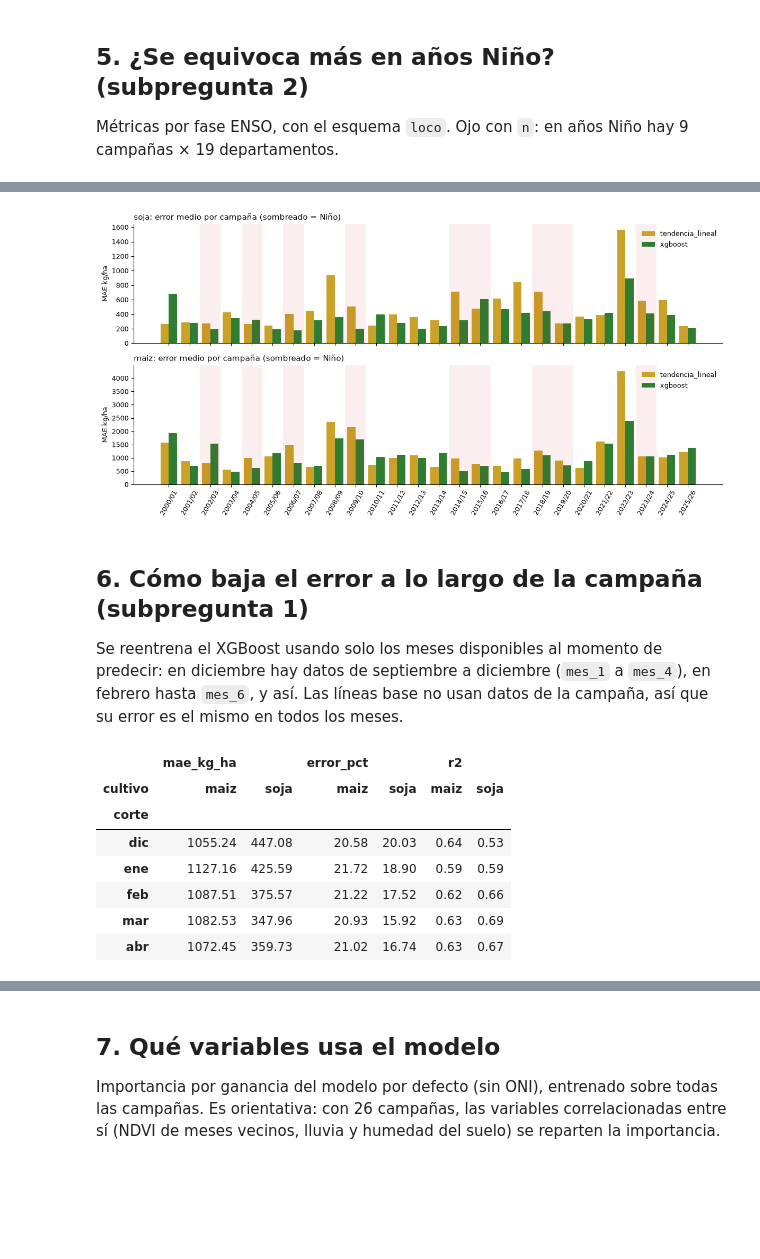
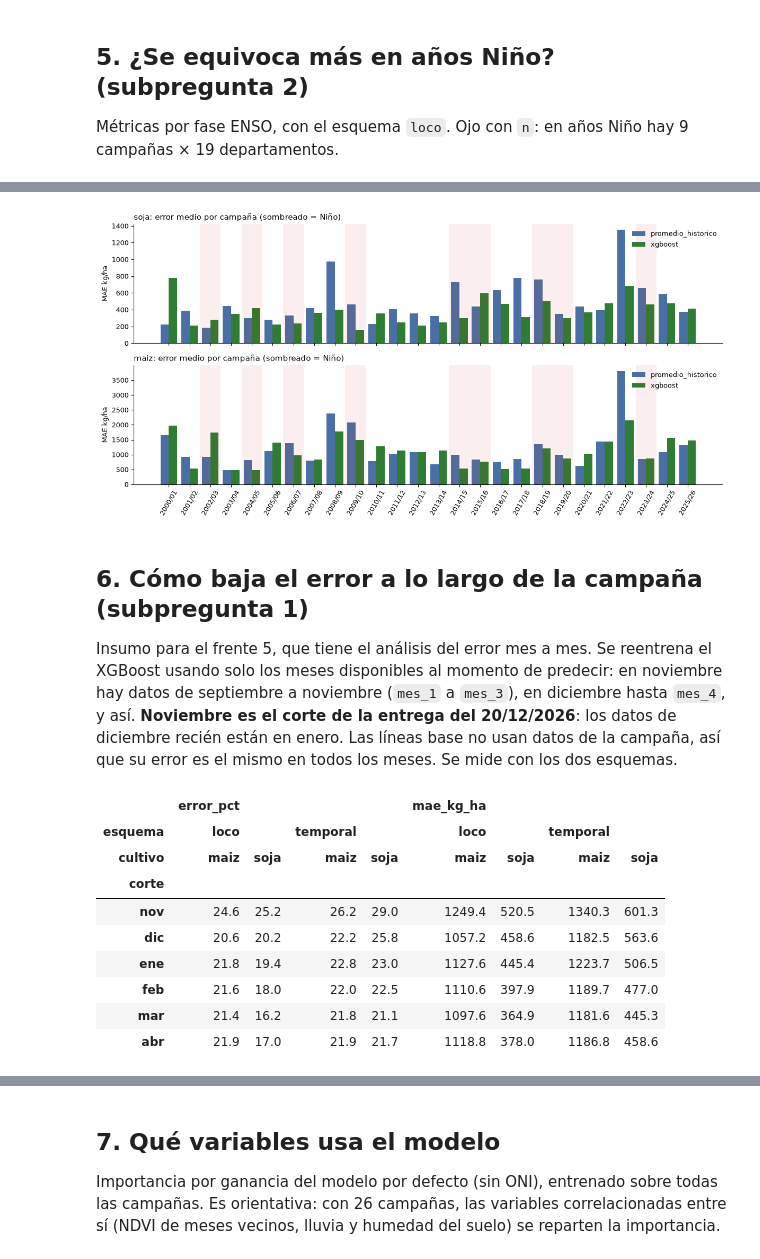
Before and after one commit to imas-Tech-Club/AnalisisAgroClimatico, a Jupyter notebook: notebooks/frente4_validacion_lineas_base_xgboost.ipynb, the cells around one changed output, grey strips where cells are left out. Cells and saved outputs as stored; diff of their text form; code cells hidden in the pictures; blank space fills up the shorter version.

```diff
--- a/notebooks/frente4_validacion_lineas_base_xgboost.ipynb
+++ b/notebooks/frente4_validacion_lineas_base_xgboost.ipynb
@@ -141,6 +146,6 @@ tabla
 # %%
 fig, ax = plt.subplots(1, 2, figsize=(11, 3.6), sharey=False)
-orden = ["promedio_historico", "tendencia_lineal", "xgboost", "xgboost_sobre_promedio", "xgboost_con_oni"]
+orden = ["promedio_historico", "tendencia_lineal", "xgboost", "xgboost_sobre_tendencia", "xgboost_con_oni"]
 for a, cult in zip(ax, ["soja", "maiz"]):
     t = tabla.xs(cult, level="cultivo")["mae_kg_ha"].unstack("esquema").reindex(orden)
     t.plot.bar(ax=a, rot=15, color=["#4a6fa5", "#c9a227"])
@@ -172,44 +177,47 @@ por_fase[["mae_kg_ha", "error_pct", "r2", "sesgo_kg_ha", "n", "mejora_vs_base_pc
 # %%
 # Error por campaña: dónde falla cada modelo
 camp = (pred["loco"].assign(abs_err=lambda x: x.error.abs())
         .groupby(["cultivo", "campania", "fase_enso", "modelo"])["abs_err"].mean().unstack("modelo"))
 fig, ax = plt.subplots(2, 1, figsize=(12, 6), sharex=True)
 for a, cult in zip(ax, ["soja", "maiz"]):
     c = camp.xs(cult, level="cultivo").reset_index()
     x = np.arange(len(c))
-    for i, (m, col) in enumerate([("tendencia_lineal", "#c9a227"), ("xgboost", "#2e7d32")]):
+    for i, (m, col) in enumerate([("promedio_historico", "#4a6fa5"), ("xgboost", "#2e7d32")]):
         a.bar(x + (i - .5) * .4, c[m], width=.4, color=col, label=m)
     for xi, f in zip(x, c["fase_enso"]):
         if f == "nino":
             a.axvspan(xi - .5, xi + .5, color="#c0392b", alpha=.08, lw=0)
     a.set_xticks(x, c["campania"], rotation=60); a.set_ylabel("MAE kg/ha")
     a.set_title(f"{cult}: error medio por campaña (sombreado = Niño)", loc="left"); a.legend(frameon=False)
 plt.tight_layout(); plt.show()
 # %% [output]
-[figure, old version]
+[figure, new version]
 # %% [markdown]
 ## 6. Cómo baja el error a lo largo de la campaña (subpregunta 1)
 
-Se reentrena el XGBoost usando solo los meses disponibles al momento de predecir: en diciembre hay
-datos de septiembre a diciembre (`mes_1` a `mes_4`), en febrero hasta `mes_6`, y así. Las líneas base
-no usan datos de la campaña, así que su error es el mismo en todos los meses.
+Insumo para el frente 5, que tiene el análisis del error mes a mes. Se reentrena el XGBoost usando solo
+los meses disponibles al momento de predecir: en noviembre hay datos de septiembre a noviembre
+(`mes_1` a `mes_3`), en diciembre hasta `mes_4`, y así. **Noviembre es el corte de la entrega del
+20/12/2026**: los datos de diciembre recién están en enero. Las líneas base no usan datos de la campaña,
+así que su error es el mismo en todos los meses. Se mide con los dos esquemas.
 # %%
 filas = []
 for corte, k in modelo.MESES_CORTE.items():
-    feats = modelo.columnas_clima_satelite(k)
-    p = modelo.validar(df, {"xgboost": modelo.xgboost_sobre_tendencia(feats)}, esquema="loco")
-    m = modelo.metricas(p).reset_index()
-    m["corte"] = corte
-    filas.append(m)
+    f = modelo.xgboost_sobre_tendencia(modelo.columnas_clima_satelite(k), base=modelo.BASE_XGBOOST)
+    for e in ("loco", "temporal"):
+        m = modelo.metricas(modelo.validar(df, {"xgboost": f}, esquema=e)).reset_index()
+        filas.append(m.assign(corte=corte, esquema=e))
 mes_a_mes = pd.concat(filas)
-mes_a_mes.pivot(index="corte", columns="cultivo", values=["mae_kg_ha", "error_pct", "r2"]).reindex(list(modelo.MESES_CORTE)).round(2)
+mes_a_mes.pivot_table(index="corte", columns=["esquema", "cultivo"], values=["mae_kg_ha", "error_pct"]).reindex(list(modelo.MESES_CORTE)).round(1)
 # %% [output]
-|  | mae_kg_ha |  | error_pct |  | r2 |  |
-| cultivo | maiz | soja | maiz | soja | maiz | soja |
-| corte |  |  |  |  |  |  |
-| dic | 1055.24 | 447.08 | 20.58 | 20.03 | 0.64 | 0.53 |
-| ene | 1127.16 | 425.59 | 21.72 | 18.90 | 0.59 | 0.59 |
-| feb | 1087.51 | 375.57 | 21.22 | 17.52 | 0.62 | 0.66 |
-| mar | 1082.53 | 347.96 | 20.93 | 15.92 | 0.63 | 0.69 |
-| abr | 1072.45 | 359.73 | 21.02 | 16.74 | 0.63 | 0.67 |
+|  | error_pct |  |  |  | mae_kg_ha |  |  |  |
+| esquema | loco |  | temporal |  | loco |  | temporal |  |
+| cultivo | maiz | soja | maiz | soja | maiz | soja | maiz | soja |
+| corte |  |  |  |  |  |  |  |  |
+| nov | 24.6 | 25.2 | 26.2 | 29.0 | 1249.4 | 520.5 | 1340.3 | 601.3 |
+| dic | 20.6 | 20.2 | 22.2 | 25.8 | 1057.2 | 458.6 | 1182.5 | 563.6 |
+| ene | 21.8 | 19.4 | 22.8 | 23.0 | 1127.6 | 445.4 | 1223.7 | 506.5 |
+| feb | 21.6 | 18.0 | 22.0 | 22.5 | 1110.6 | 397.9 | 1189.7 | 477.0 |
+| mar | 21.4 | 16.2 | 21.8 | 21.1 | 1097.6 | 364.9 | 1181.6 | 445.3 |
+| abr | 21.9 | 17.0 | 21.9 | 21.7 | 1118.8 | 378.0 | 1186.8 | 458.6 |
 # %%
```
Also changed, not shown: parts of 17 cells of this notebook, 13 other files.
